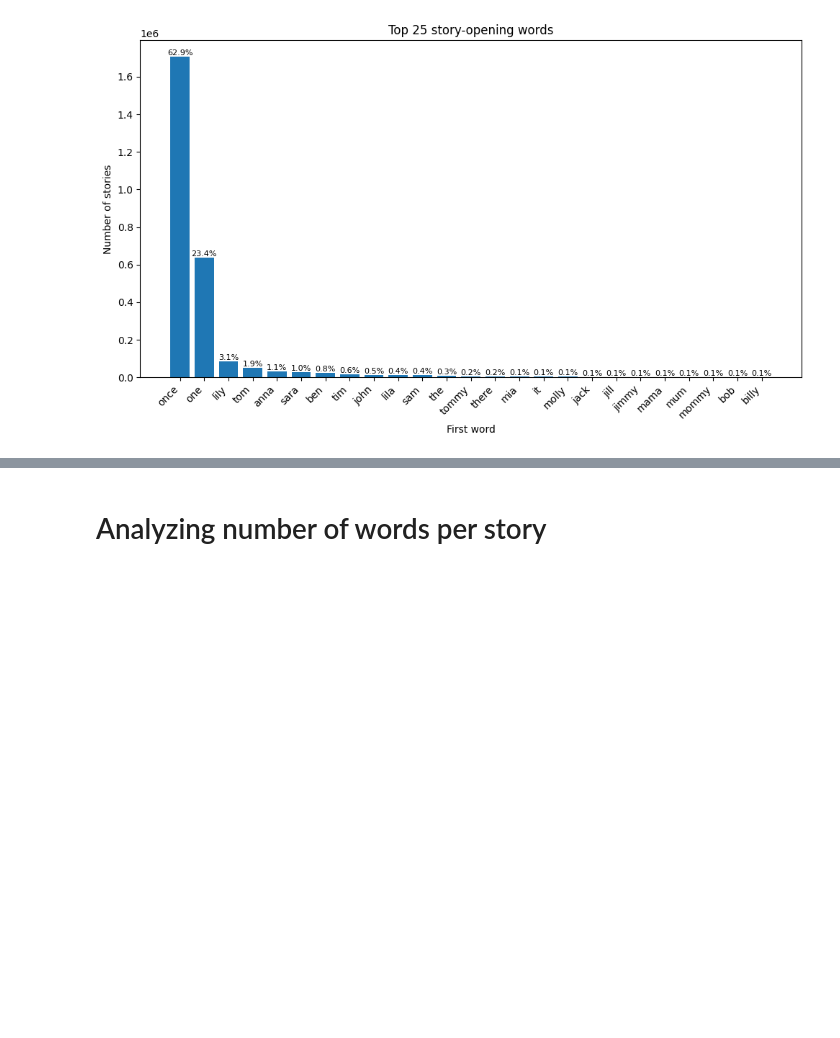
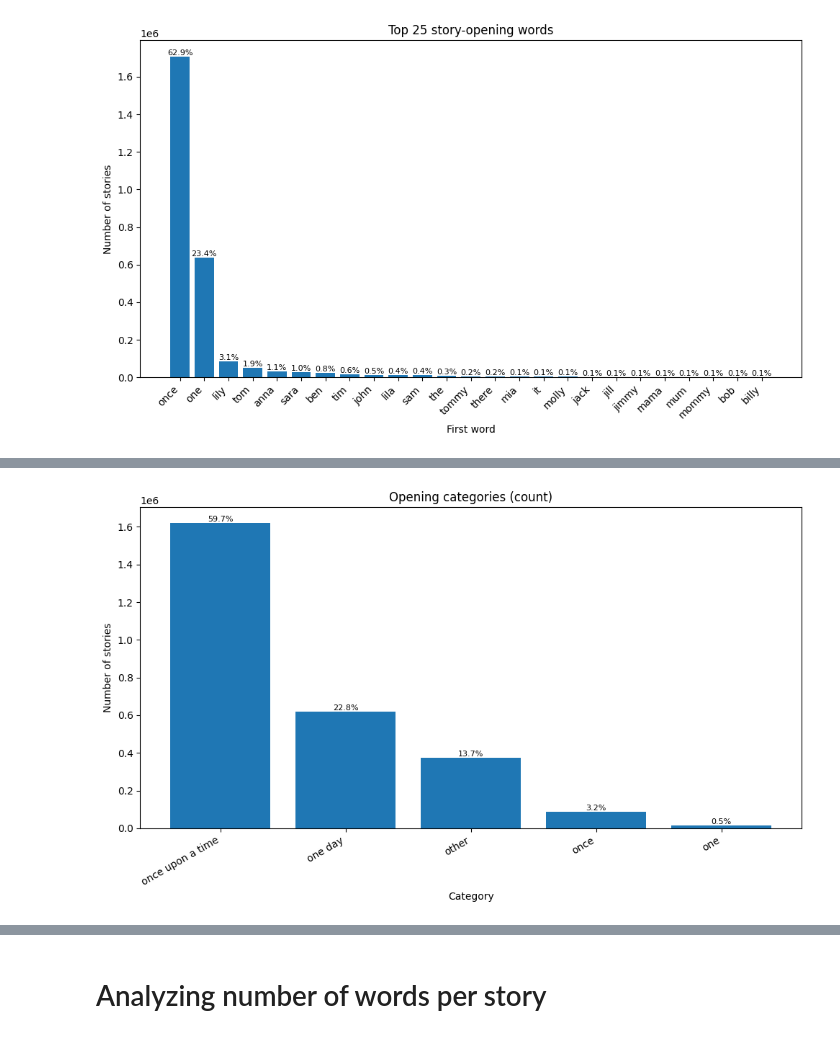
Before and after one commit to bschink/pocket-narrator, a Jupyter notebook: notebooks/data_exploration_GPT4.ipynb, the cells around one changed output, grey strips where cells are left out. Drawn from its saved outputs; the diff is of its cells as text; code cells hidden in the pictures; blank space fills up the shorter version.

```diff
--- a/notebooks/data_exploration_GPT4.ipynb
+++ b/notebooks/data_exploration_GPT4.ipynb
@@ -156,0 +204,20 @@ plt.show()
+# %%
+# Summery of table
+cat_df = (
+    pd.DataFrame(
+        {'category': list(category_counts.keys()),
+         'count': list(category_counts.values())}
+    )
+    .assign(percent=lambda d: d['count'] / N * 100)
+    .sort_values('count', ascending=False)
+    .reset_index(drop=True)
+)
+
+ouat_total = ouat_comma_counts['with comma'] + ouat_comma_counts['without comma']
+ouat_df = (
+    pd.DataFrame(
+        {'comma': ['with comma', 'without comma'],
+         'count': [ouat_comma_counts['with comma'], ouat_comma_counts['without comma']]}
+    )
+    .assign(percent=lambda d: (d['count'] / ouat_total * 100) if ouat_total else 0.0)
+)
@@ -156,0 +246,15 @@ plt.show()
+# %%
+#  Overall opening categories for each
+plt.figure(figsize=(10, 6))
+bars = plt.bar(range(len(cat_df)), cat_df['count'].tolist())
+plt.xticks(range(len(cat_df)), cat_df['category'].tolist(), rotation=30, ha="right")
+plt.title("Opening categories (count)")
+plt.xlabel("Category")
+plt.ylabel("Number of stories")
+for bar, pct in zip(bars, cat_df['percent'].tolist()):
+    h = bar.get_height()
+    plt.text(bar.get_x() + bar.get_width()/2, h, f"{pct:.1f}%", ha="center", va="bottom", fontsize=8)
+plt.tight_layout()
+plt.show()
+# %% [output]
+[figure, added]
```
Also changed, not shown: parts of 37 cells of this notebook, 5 other files.
